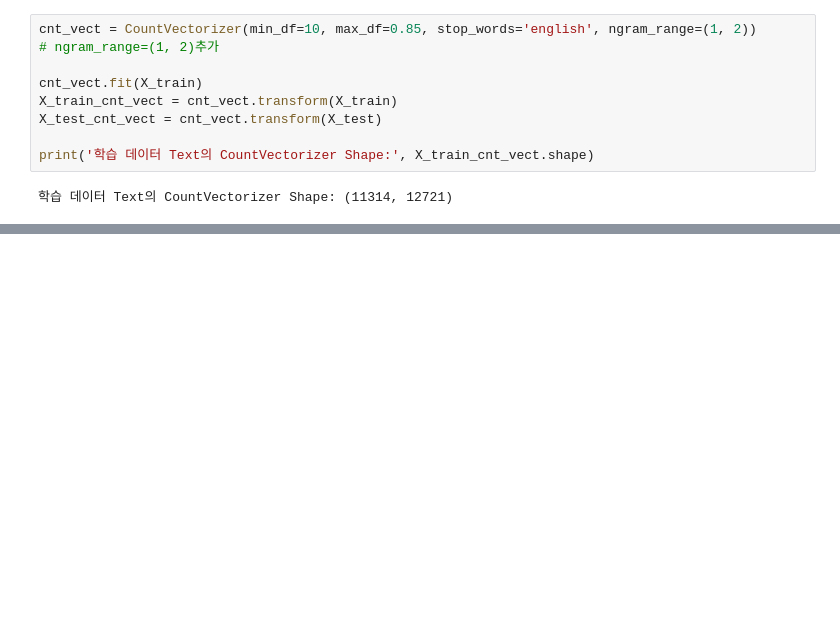
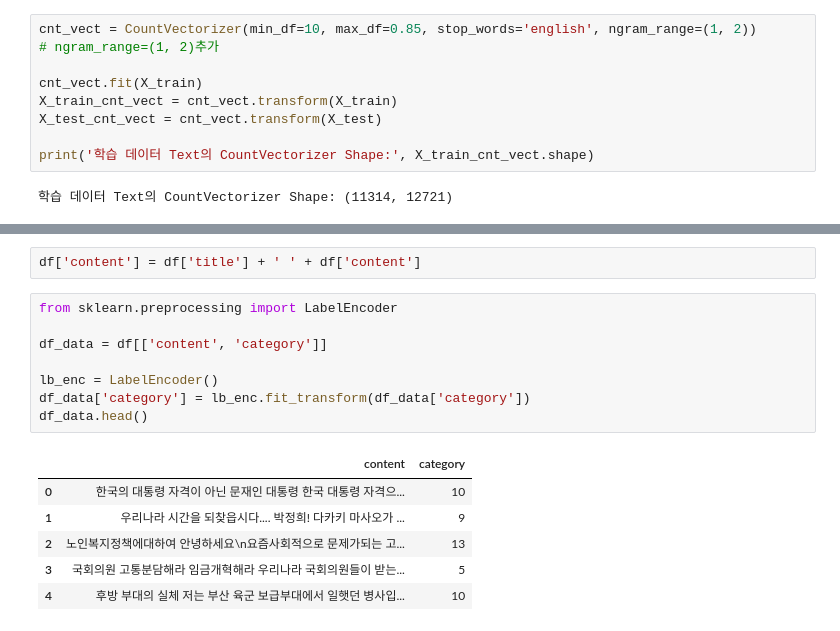
Before and after one commit to bhs6122/samsung_practice, a Jupyter notebook: 머신러닝분류/day1/08_텍스트분석.ipynb, the cells around one changed output, grey strips where cells are left out. Saved outputs shown, nothing was run; the diff lists cells and outputs as text; blank space fills up the shorter version.

```diff
--- a/머신러닝분류/day1/08_텍스트분석.ipynb
+++ b/머신러닝분류/day1/08_텍스트분석.ipynb
@@ -504,0 +730,17 @@ print('학습 데이터 Text의 CountVectorizer Shape:', X_train_tfidf_vect.shap
+# %%
+df['content'] = df['title'] + ' ' + df['content']
+# %%
+from sklearn.preprocessing import LabelEncoder
+
+df_data = df[['content', 'category']]
+
+lb_enc = LabelEncoder()
+df_data['category'] = lb_enc.fit_transform(df_data['category'])
+df_data.head()
+# %% [output]
+|  | content | category |
+| 0 | 한국의 대통령 자격이 아닌 문재인 대통령 한국 대통령 자격으... | 10 |
+| 1 | 우리나라 시간을 되찾읍시다.... 박정희! 다카키 마사오가 ... | 9 |
+| 2 | 노인복지정책에대하여 안녕하세요\n요즘사회적으로 문제가되는 고... | 13 |
+| 3 | 국회의원 고통분담해라 임금개혁해라 우리나라 국회의원들이 받는... | 5 |
+| 4 | 후방 부대의 실체 저는 부산 육군 보급부대에서 일햇던 병사입... | 10 |
```
Also changed, not shown: parts of 54 cells of this notebook, 5 other files.
